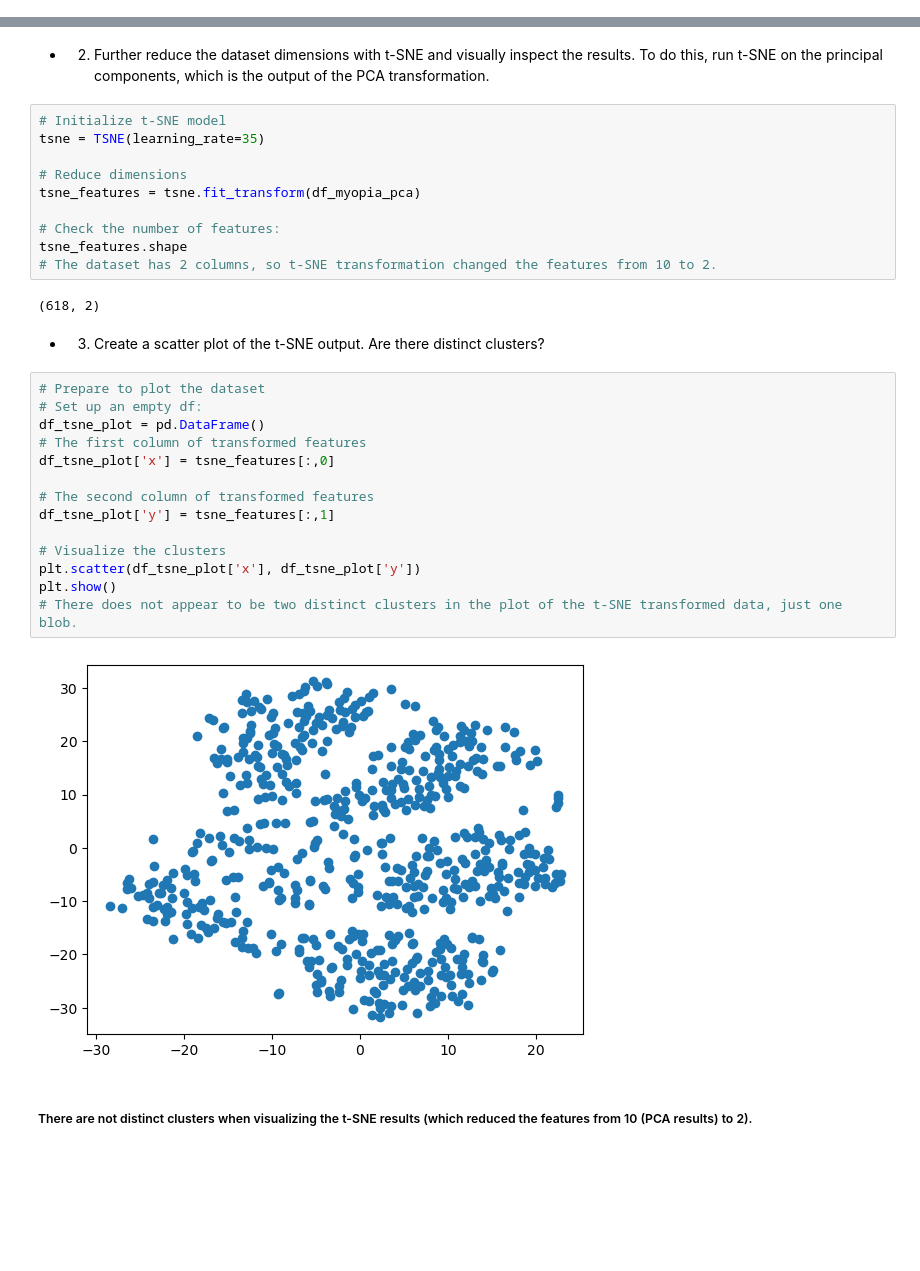
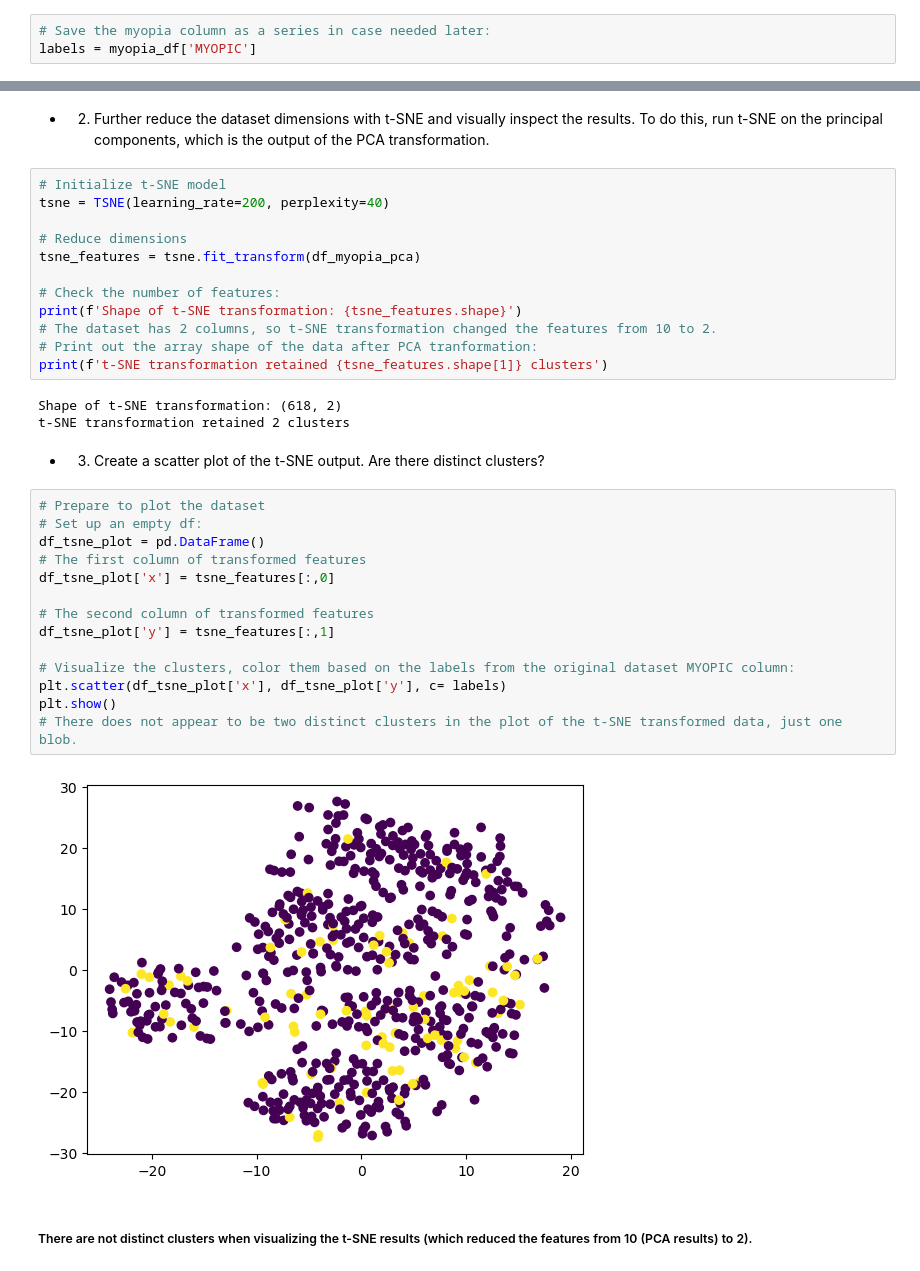
Before and after one commit to zwcrowley/module_20_unsupervised_machine_learning_challenge, a Jupyter notebook: myopia_unsupervised.ipynb, the cells around one changed output, grey strips where cells are left out. Drawn from its saved outputs; the diff is of its cells as text; blank space fills up the shorter version.

```diff
--- a/myopia_unsupervised.ipynb
+++ b/myopia_unsupervised.ipynb
@@ -39,3 +78,6 @@ myopia_df
+# %%
+# Save the myopia column as a series in case needed later:
+labels = myopia_df['MYOPIC']
 # %% [markdown]
 - 2. Remove the "MYOPIC" column from the dataset.
 # %%
@@ -174,34 +213,37 @@ df_myopia_pca.head()
 - 2. Further reduce the dataset dimensions with t-SNE and visually inspect the results. To do this, run t-SNE on the principal components, which is the output of the PCA transformation.
 # %%
 # Initialize t-SNE model
-tsne = TSNE(learning_rate=35)
+tsne = TSNE(learning_rate=200, perplexity=40)
 
 # Reduce dimensions
 tsne_features = tsne.fit_transform(df_myopia_pca)
 
 # Check the number of features:
-tsne_features.shape
+print(f'Shape of t-SNE transformation: {tsne_features.shape}')
 # The dataset has 2 columns, so t-SNE transformation changed the features from 10 to 2.
+# Print out the array shape of the data after PCA tranformation:
+print(f't-SNE transformation retained {tsne_features.shape[1]} clusters')
 # %% [output]
-(618, 2)
+Shape of t-SNE transformation: (618, 2)
+t-SNE transformation retained 2 clusters
 # %% [markdown]
 - 3. Create a scatter plot of the t-SNE output. Are there distinct clusters?
 # %%
 # Prepare to plot the dataset
 # Set up an empty df:
 df_tsne_plot = pd.DataFrame()
 # The first column of transformed features
 df_tsne_plot['x'] = tsne_features[:,0]
 
 # The second column of transformed features
 df_tsne_plot['y'] = tsne_features[:,1]
 
-# Visualize the clusters
-plt.scatter(df_tsne_plot['x'], df_tsne_plot['y'])
+# Visualize the clusters, color them based on the labels from the original dataset MYOPIC column:
+plt.scatter(df_tsne_plot['x'], df_tsne_plot['y'], c= labels)
 plt.show()
 # There does not appear to be two distinct clusters in the plot of the t-SNE transformed data, just one blob.
 # %% [output]
-[figure, old version]
+[figure, new version]
 # %% [markdown]
 ##### There are not distinct clusters when visualizing the t-SNE results (which reduced the features from 10 (PCA results) to 2).
 # %% [markdown]
```
Also changed, not shown: parts of 8 cells of this notebook.
